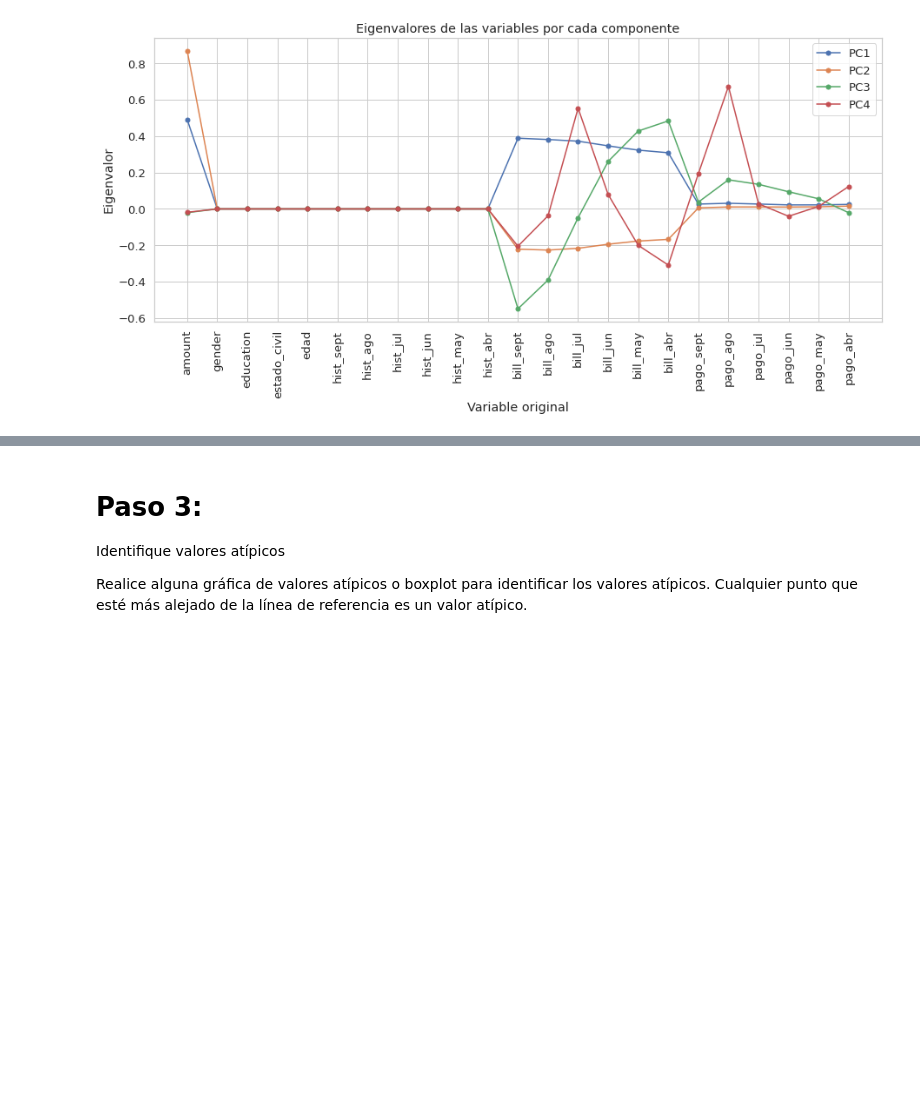
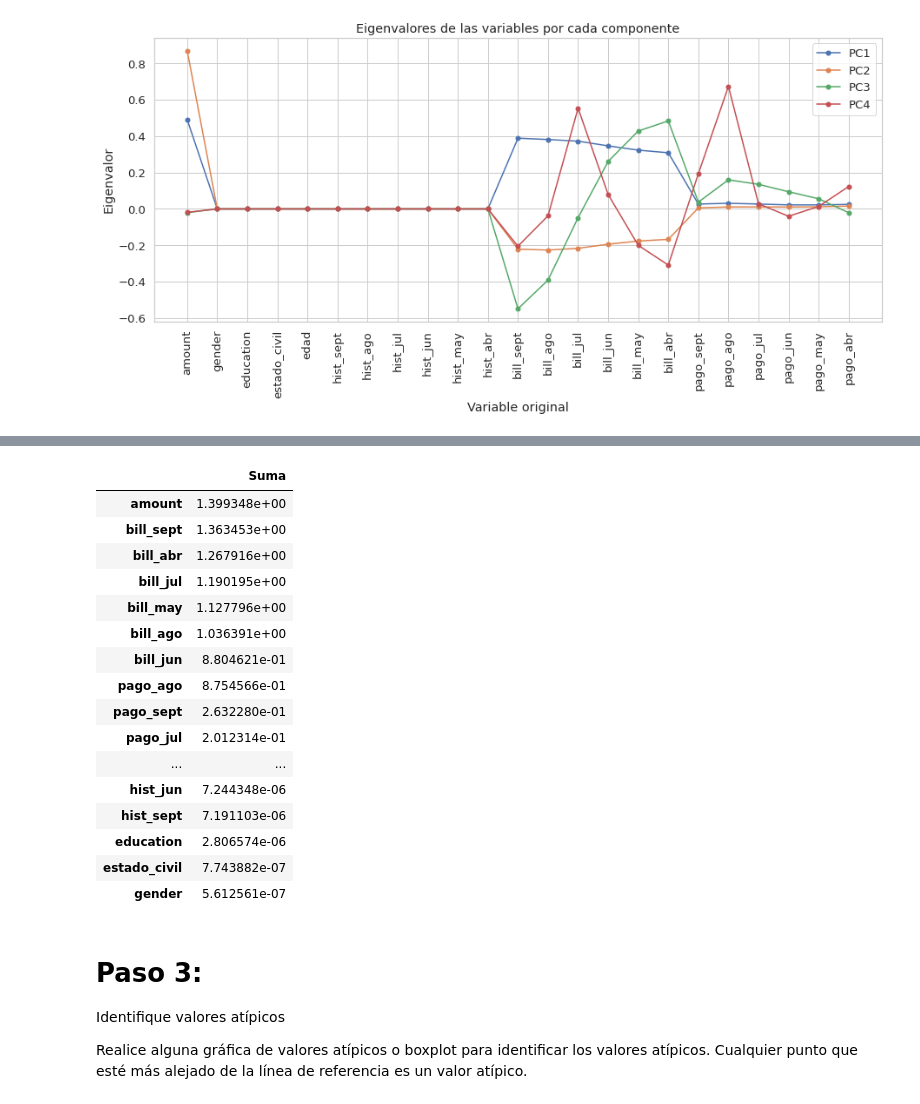
Before and after one commit to PosgradoMNA/actividades-del-projecto-equipo_37, a Jupyter notebook: PCA/Semana4_Actividad1.ipynb, the cells around one changed output, grey strips where cells are left out. Saved outputs shown, nothing was run; the diff lists cells and outputs as text; code cells hidden in the pictures; blank space fills up the shorter version.

```diff
--- a/PCA/Semana4_Actividad1.ipynb
+++ b/PCA/Semana4_Actividad1.ipynb
@@ -393,3 +398,24 @@ plt.show()
+# %%
+#Listado de variables ordenadas por su importancia
+pd.DataFrame(np.absolute(pcsComponents_df).sum(axis=1), columns=['Suma']).sort_values(by='Suma',  ascending=False)
+# %% [output]
+|  | Suma |
+| amount | 1.399348e+00 |
+| bill_sept | 1.363453e+00 |
+| bill_abr | 1.267916e+00 |
+| bill_jul | 1.190195e+00 |
+| bill_may | 1.127796e+00 |
+| bill_ago | 1.036391e+00 |
+| bill_jun | 8.804621e-01 |
+| pago_ago | 8.754566e-01 |
+| pago_sept | 2.632280e-01 |
+| pago_jul | 2.012314e-01 |
+| ... | ... |
+| hist_jun | 7.244348e-06 |
+| hist_sept | 7.191103e-06 |
+| education | 2.806574e-06 |
+| estado_civil | 7.743882e-07 |
+| gender | 5.612561e-07 |
 # %% [markdown]
 # **Paso 3:**
 Identifique valores atípicos
```
Also changed, not shown: parts of 3 cells of this notebook.
